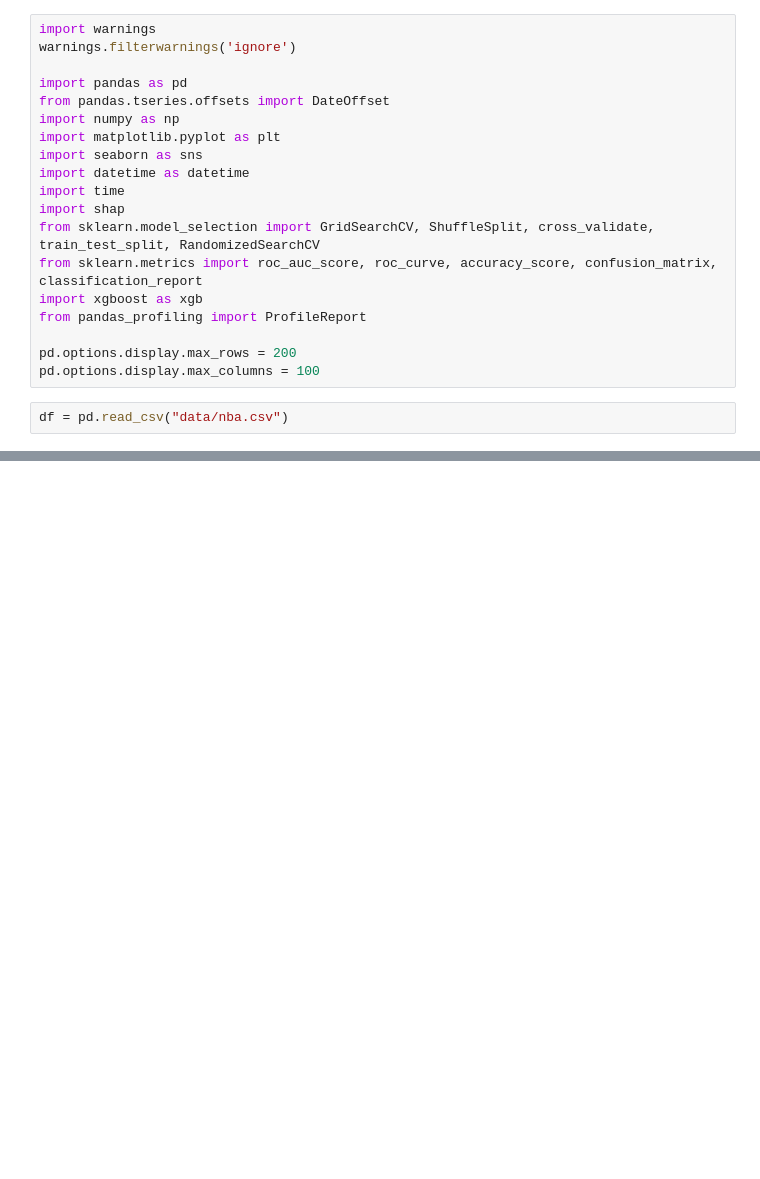
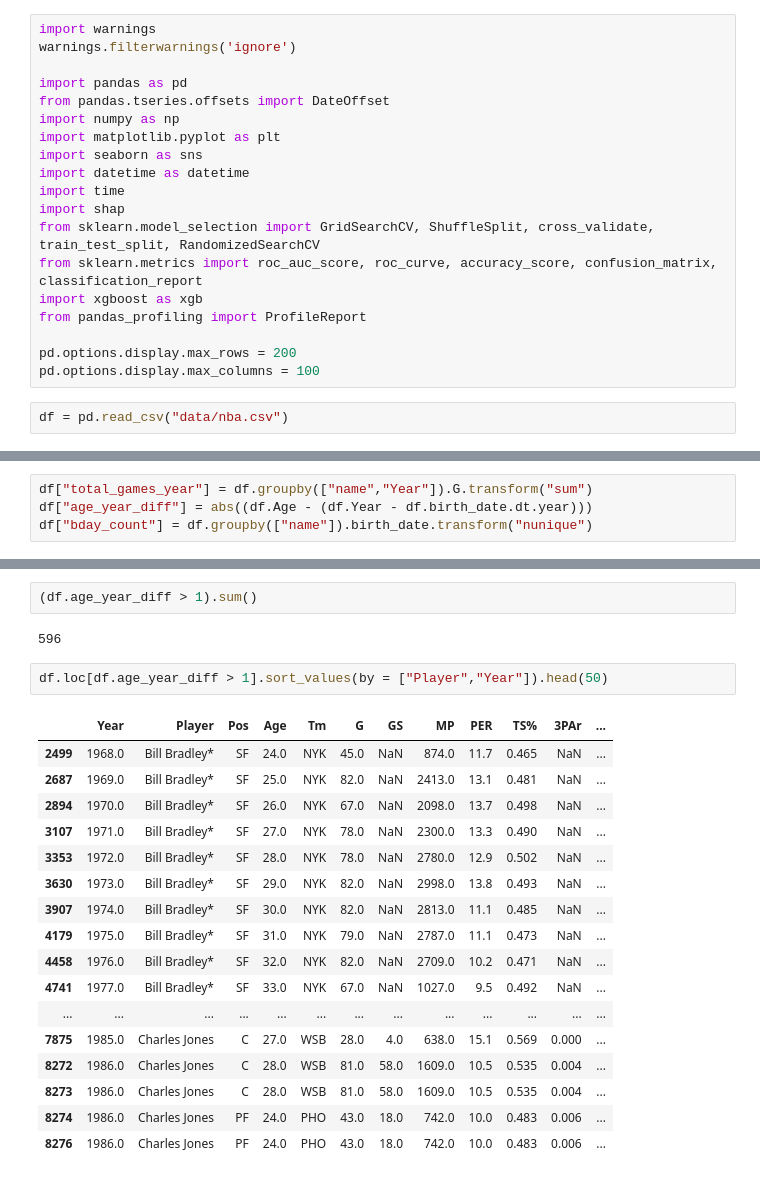
Before and after one commit to alev30/sideprojects, a Jupyter notebook: nba_sideprojects/nba_eda.ipynb, the cells around one changed output, grey strips where cells are left out. Drawn from its saved outputs; the diff is of its cells as text; blank space fills up the shorter version.

```diff
--- a/nba_sideprojects/nba_eda.ipynb
+++ b/nba_sideprojects/nba_eda.ipynb
@@ -85,0 +61,4 @@ df.loc[df.name == "Michael Jordan"]
+# %%
+df["total_games_year"] = df.groupby(["name","Year"]).G.transform("sum")
+df["age_year_diff"] = abs((df.Age - (df.Year - df.birth_date.dt.year)))
+df["bday_count"] = df.groupby(["name"]).birth_date.transform("nunique")
@@ -85,0 +111,24 @@ df.loc[df.name == "Michael Jordan"]
+# %%
+(df.age_year_diff > 1).sum()
+# %% [output]
+596
+# %%
+df.loc[df.age_year_diff > 1].sort_values(by = ["Player","Year"]).head(50)
+# %% [output]
+|  | Year | Player | Pos | Age | Tm | G | GS | MP | PER | TS% | 3PAr | ... |
+| 2499 | 1968.0 | Bill Bradley* | SF | 24.0 | NYK | 45.0 | NaN | 874.0 | 11.7 | 0.465 | NaN | ... |
+| 2687 | 1969.0 | Bill Bradley* | SF | 25.0 | NYK | 82.0 | NaN | 2413.0 | 13.1 | 0.481 | NaN | ... |
+| 2894 | 1970.0 | Bill Bradley* | SF | 26.0 | NYK | 67.0 | NaN | 2098.0 | 13.7 | 0.498 | NaN | ... |
+| 3107 | 1971.0 | Bill Bradley* | SF | 27.0 | NYK | 78.0 | NaN | 2300.0 | 13.3 | 0.490 | NaN | ... |
+| 3353 | 1972.0 | Bill Bradley* | SF | 28.0 | NYK | 78.0 | NaN | 2780.0 | 12.9 | 0.502 | NaN | ... |
+| 3630 | 1973.0 | Bill Bradley* | SF | 29.0 | NYK | 82.0 | NaN | 2998.0 | 13.8 | 0.493 | NaN | ... |
+| 3907 | 1974.0 | Bill Bradley* | SF | 30.0 | NYK | 82.0 | NaN | 2813.0 | 11.1 | 0.485 | NaN | ... |
+| 4179 | 1975.0 | Bill Bradley* | SF | 31.0 | NYK | 79.0 | NaN | 2787.0 | 11.1 | 0.473 | NaN | ... |
+| 4458 | 1976.0 | Bill Bradley* | SF | 32.0 | NYK | 82.0 | NaN | 2709.0 | 10.2 | 0.471 | NaN | ... |
+| 4741 | 1977.0 | Bill Bradley* | SF | 33.0 | NYK | 67.0 | NaN | 1027.0 | 9.5 | 0.492 | NaN | ... |
+| ... | ... | ... | ... | ... | ... | ... | ... | ... | ... | ... | ... | ... |
+| 7875 | 1985.0 | Charles Jones | C | 27.0 | WSB | 28.0 | 4.0 | 638.0 | 15.1 | 0.569 | 0.000 | ... |
+| 8272 | 1986.0 | Charles Jones | C | 28.0 | WSB | 81.0 | 58.0 | 1609.0 | 10.5 | 0.535 | 0.004 | ... |
+| 8273 | 1986.0 | Charles Jones | C | 28.0 | WSB | 81.0 | 58.0 | 1609.0 | 10.5 | 0.535 | 0.004 | ... |
+| 8274 | 1986.0 | Charles Jones | PF | 24.0 | PHO | 43.0 | 18.0 | 742.0 | 10.0 | 0.483 | 0.006 | ... |
+| 8276 | 1986.0 | Charles Jones | PF | 24.0 | PHO | 43.0 | 18.0 | 742.0 | 10.0 | 0.483 | 0.006 | ... |
```
Also changed, not shown: parts of 12 cells of this notebook, 1 other file.
